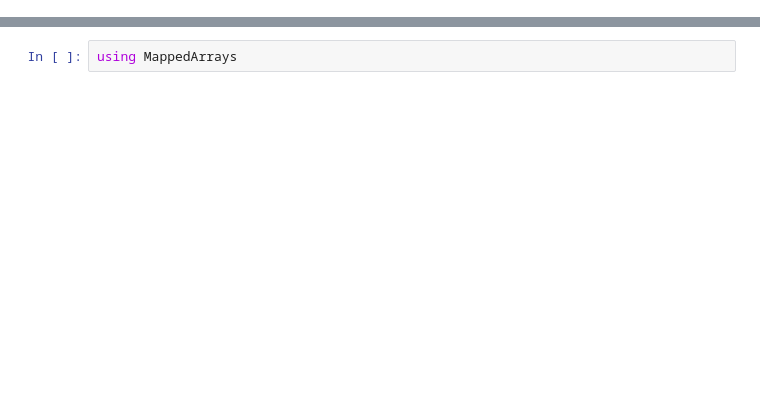
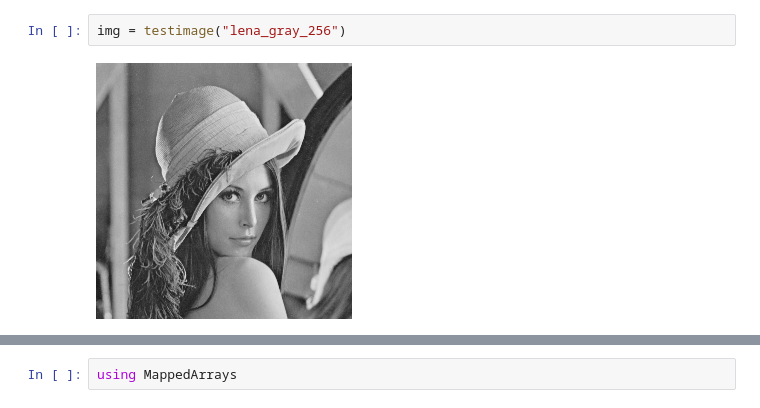
Before and after one commit to asamanta1920/Julia_Racecar_MIT_MS_Program, a Jupyter notebook: 03-computer-vision-julia/05-green_screens/JuliaGreenScreens.ipynb, the cells around one changed output, grey strips where cells are left out. Drawn from its saved outputs; the diff is of its cells as text; blank space fills up the shorter version.

```diff
--- a/03-computer-vision-julia/05-green_screens/JuliaGreenScreens.ipynb
+++ b/03-computer-vision-julia/05-green_screens/JuliaGreenScreens.ipynb
@@ -55,0 +3,4 @@ screenProcessing (generic function with 2 methods)
+# %%
+img = testimage("lena_gray_256")
+# %% [output]
+[figure, added]
```
Also changed, not shown: parts of 17 cells of this notebook, 7 other files.
